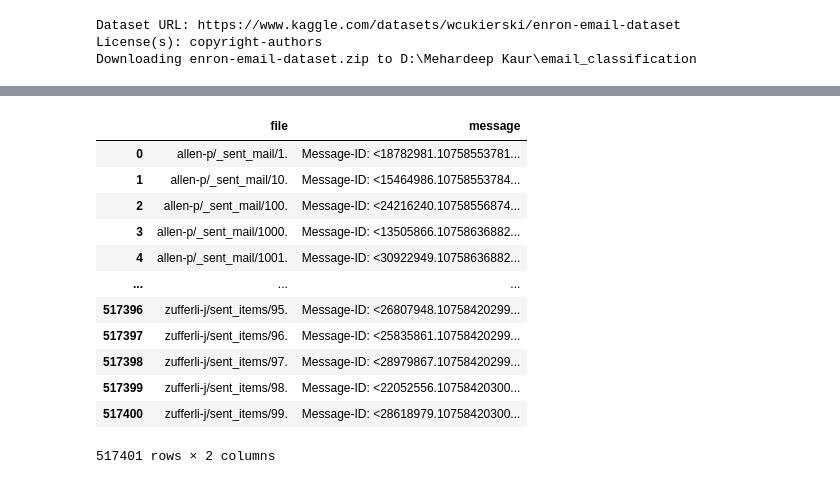
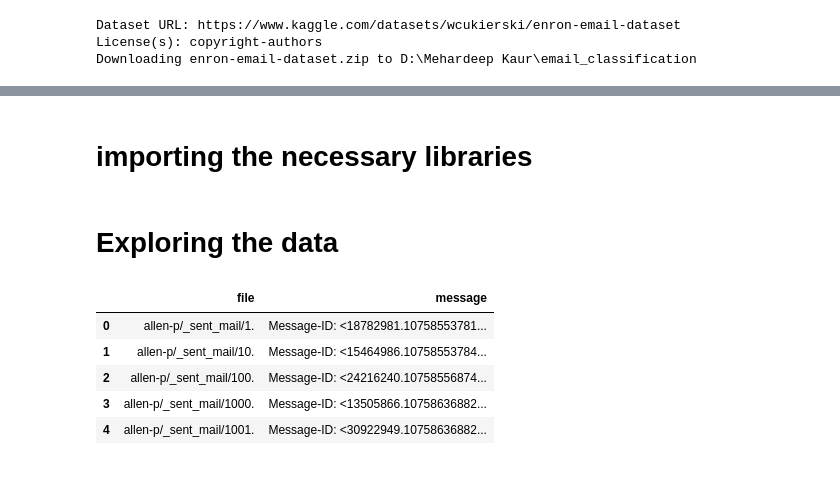
Before and after one commit to mehardeep88/Email_Classification_System, a Jupyter notebook: email_classfication.ipynb, the cells around one changed output, grey strips where cells are left out. Cells and saved outputs as stored; diff of their text form; code cells hidden in the pictures.

Commit message:
Data cleaning

```diff
--- a/email_classfication.ipynb
+++ b/email_classfication.ipynb
@@ -68 +53,3 @@ Successfully installed numpy-1.26.4 pandas-2.2.2 tzdata-2024.1
+# %% [markdown]
+# importing the necessary libraries
 # %%
@@ -69,0 +59,2 @@ import pandas as pd
+# %% [markdown]
+# Exploring the data
@@ -70,18 +63,9 @@ import pandas as pd
 # %%
-email_df = pd.read_csv("emails.csv")
+email_df.head()                                 #check the first 5 columns
+# %% [output]
+|  | file | message |
+| 0 | allen-p/_sent_mail/1. | Message-ID: <18782981.10758553781... |
+| 1 | allen-p/_sent_mail/10. | Message-ID: <15464986.10758553784... |
+| 2 | allen-p/_sent_mail/100. | Message-ID: <24216240.10758556874... |
+| 3 | allen-p/_sent_mail/1000. | Message-ID: <13505866.10758636882... |
+| 4 | allen-p/_sent_mail/1001. | Message-ID: <30922949.10758636882... |
-# %%
-email_df
-# %% [output]
-|  | file | message |
-| 0 | allen-p/_sent_mail/1. | Message-ID: <18782981.10758553781... |
-| 1 | allen-p/_sent_mail/10. | Message-ID: <15464986.10758553784... |
-| 2 | allen-p/_sent_mail/100. | Message-ID: <24216240.10758556874... |
-| 3 | allen-p/_sent_mail/1000. | Message-ID: <13505866.10758636882... |
-| 4 | allen-p/_sent_mail/1001. | Message-ID: <30922949.10758636882... |
-| ... | ... | ... |
-| 517396 | zufferli-j/sent_items/95. | Message-ID: <26807948.10758420299... |
-| 517397 | zufferli-j/sent_items/96. | Message-ID: <25835861.10758420299... |
-| 517398 | zufferli-j/sent_items/97. | Message-ID: <28979867.10758420299... |
-| 517399 | zufferli-j/sent_items/98. | Message-ID: <22052556.10758420300... |
-| 517400 | zufferli-j/sent_items/99. | Message-ID: <28618979.10758420300... |
-517401 rows × 2 columns
```
Also changed, not shown: parts of 30 cells of this notebook.
